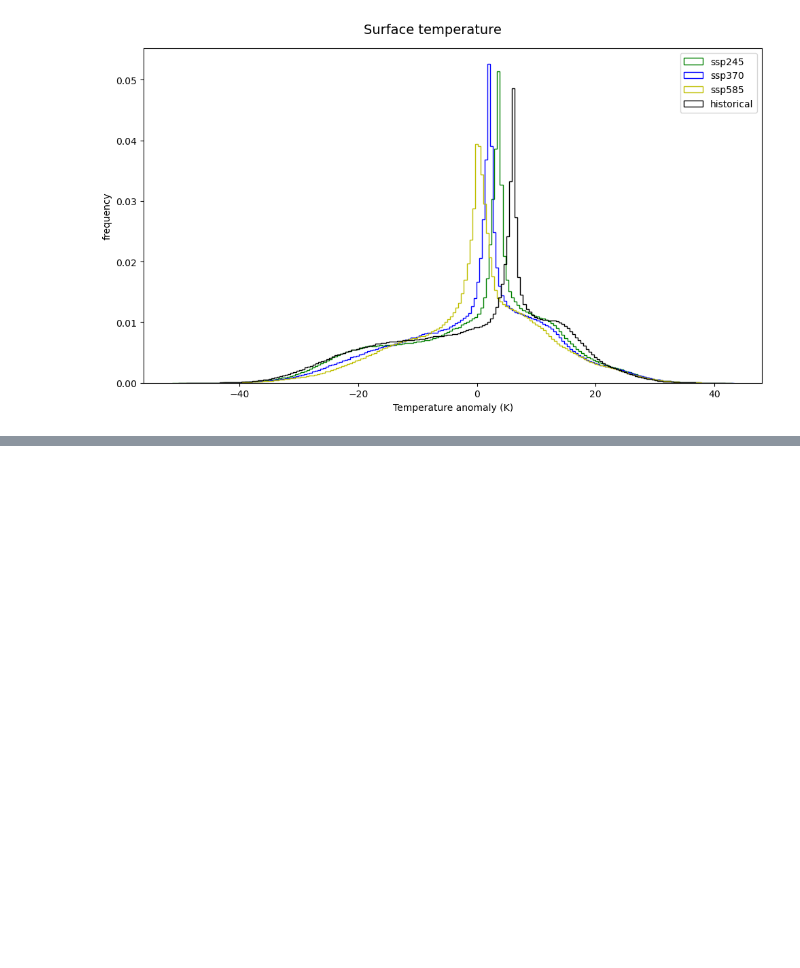
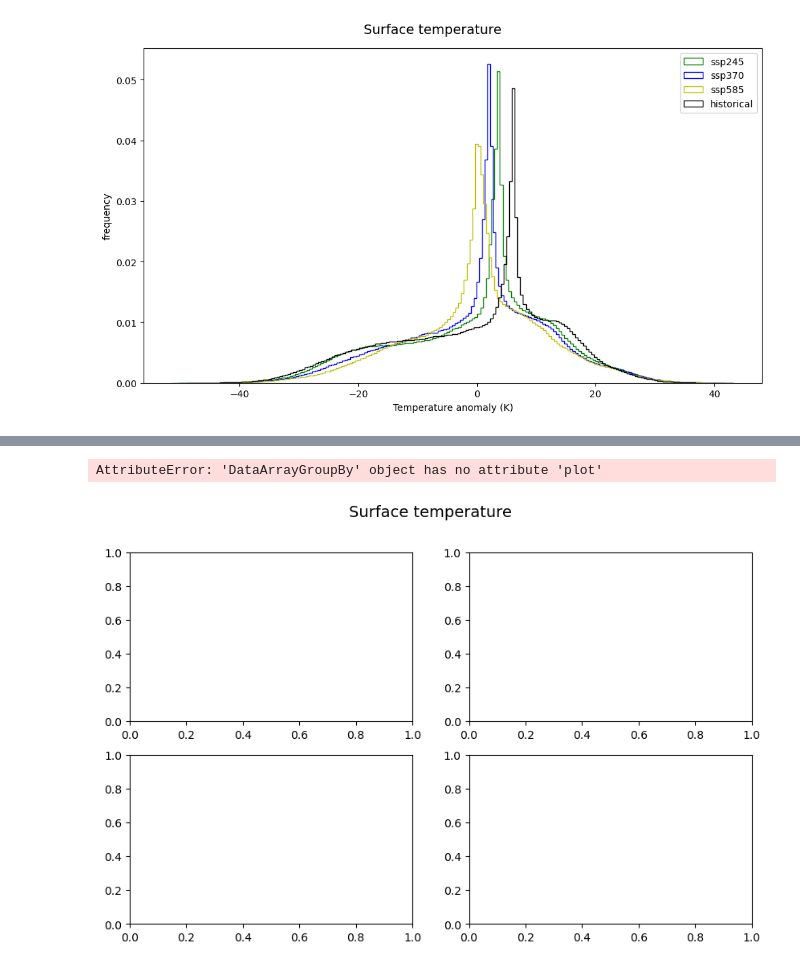
Before and after one commit to eScience-course/Tjaernoe2022-group5, a Jupyter notebook: notebooks/Lea/fp_all_scenarios.ipynb, the cells around one changed output, grey strips where cells are left out. Saved outputs shown, nothing was run; the diff lists cells and outputs as text; code cells hidden in the pictures; blank space fills up the shorter version.

```diff
--- a/notebooks/Lea/fp_all_scenarios.ipynb
+++ b/notebooks/Lea/fp_all_scenarios.ipynb
@@ -344,0 +464,25 @@ p = p[p>0.0000024099] # threshold for averaged precipitation in the sahara in th
+# %%
+a = n245['tas'].groupby('time.season')
+b = n370['tas'].groupby('time.season')
+c = n585['tas'].groupby('time.season')
+d = nh['tas'].groupby('time.season')
+
+
+fig, axs = plt.subplots(2,2, figsize=(10,6))
+fig.suptitle('Surface temperature', fontsize=14)
+axs = axs.flatten()
+
+a.plot.hist(ax = axs[0],
+        fill = False, histtype = 'step', linewidth = 1, label = "ssp245", bins = 200)
+b.plot.hist(ax =axs[1],
+        fill = False, histtype = 'step', linewidth = 1, label = "ssp370", bins = 200)
+c.plot.hist(ax =axs[2],
+        fill = False,  histtype = 'step', linewidth = 1,label = "ssp585", bins = 200)
+d.plot.hist(ax =axs[3],
+        fill = False, histtype = 'step', linewidth = 1, label = "historical", bins = 200)
+axs.set(xlabel = 'Temperature (K)', ylabel = 'frequency')
+axs.legend()
+plt.tight_layout()
+# %% [output]
+AttributeError: 'DataArrayGroupBy' object has no attribute 'plot'
+[figure, added]
```
Also changed, not shown: parts of 8 cells of this notebook.
